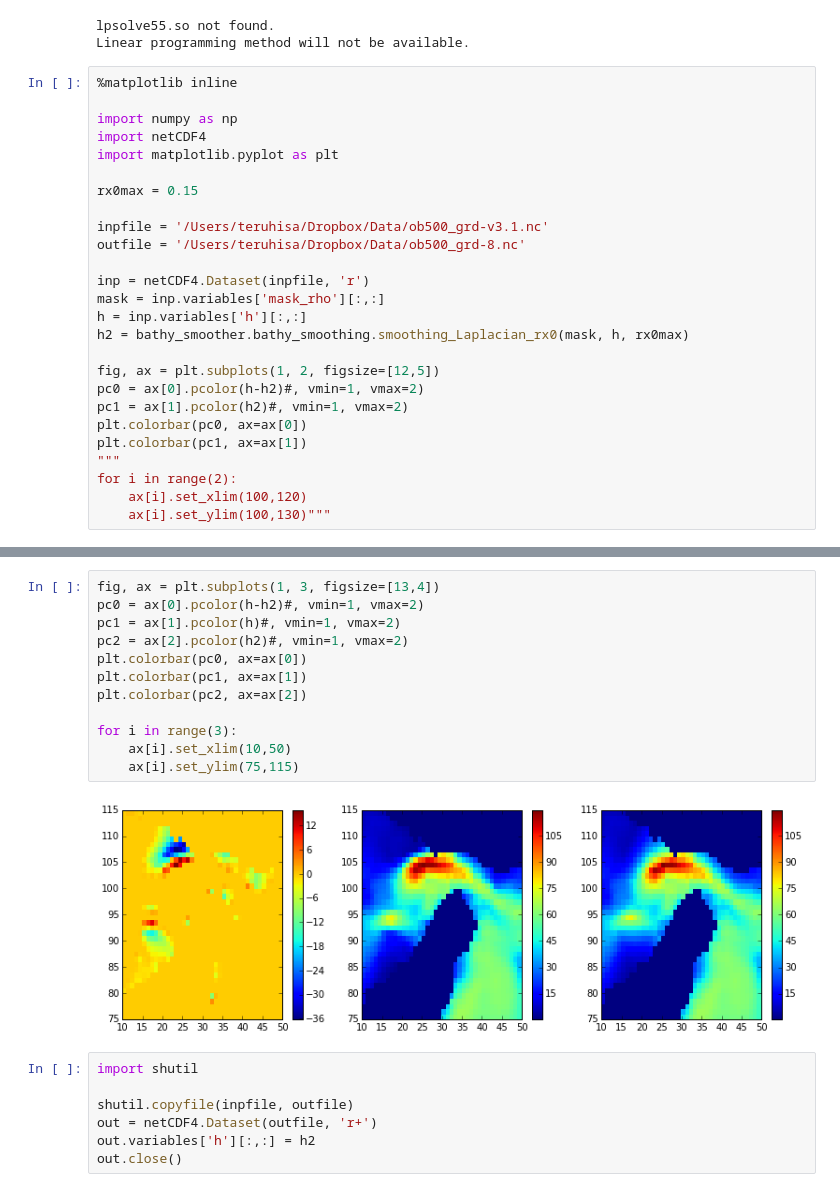
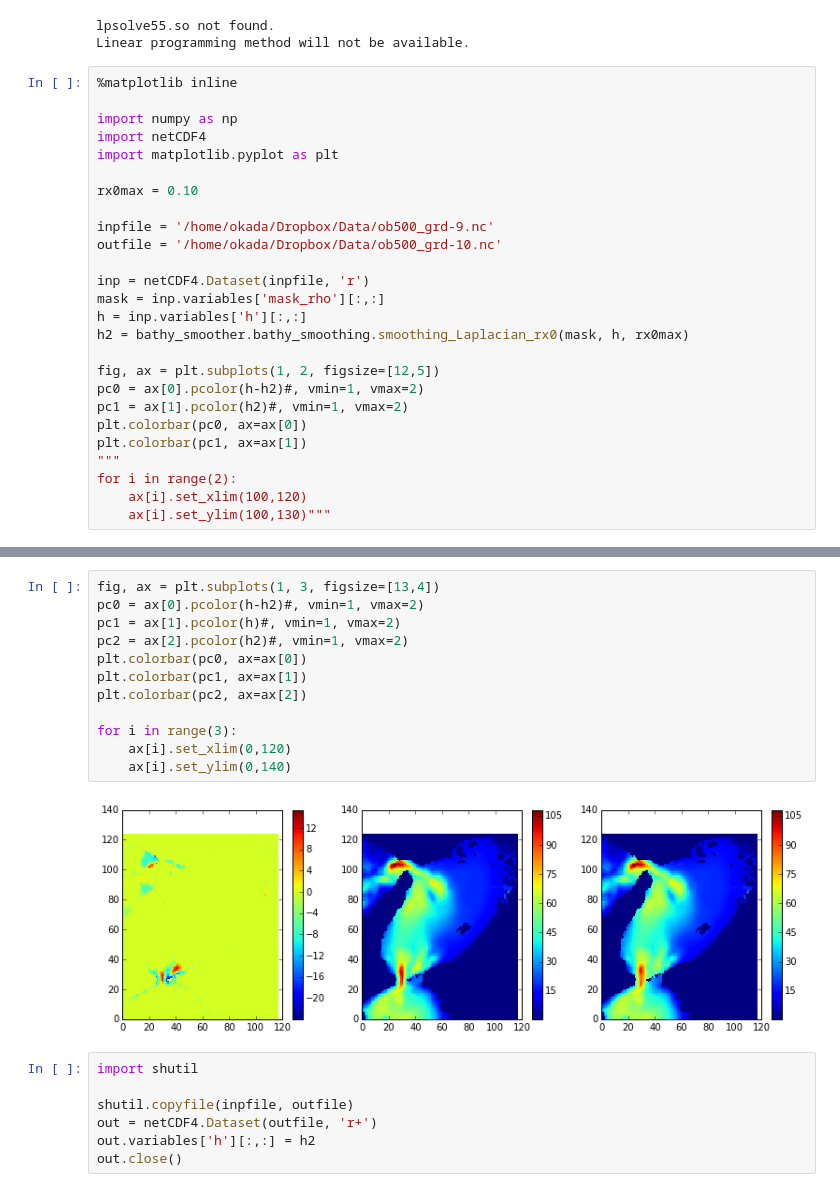
Before and after one commit to okadate/notebook, a Jupyter notebook: bathy_smoother_Laplacian.ipynb, the cells around one changed output, grey strips where cells are left out. Saved outputs shown, nothing was run; the diff lists cells and outputs as text.

```diff
--- a/bathy_smoother_Laplacian.ipynb
+++ b/bathy_smoother_Laplacian.ipynb
@@ -10,10 +10,10 @@ import numpy as np
 import netCDF4
 import matplotlib.pyplot as plt
 
-rx0max = 0.15
+rx0max = 0.10
 
-inpfile = '/Users/teruhisa/Dropbox/Data/ob500_grd-v3.1.nc'
-outfile = '/Users/teruhisa/Dropbox/Data/ob500_grd-8.nc'
+inpfile = '/home/okada/Dropbox/Data/ob500_grd-9.nc'
+outfile = '/home/okada/Dropbox/Data/ob500_grd-10.nc'
 
 inp = netCDF4.Dataset(inpfile, 'r')
 mask = inp.variables['mask_rho'][:,:]
@@ -52,17 +52,17 @@ current r= 0.15   nbPointMod= 0  no erase
 # %%
 fig, ax = plt.subplots(1, 3, figsize=[13,4])
 pc0 = ax[0].pcolor(h-h2)#, vmin=1, vmax=2)
 pc1 = ax[1].pcolor(h)#, vmin=1, vmax=2)
 pc2 = ax[2].pcolor(h2)#, vmin=1, vmax=2)
 plt.colorbar(pc0, ax=ax[0])
 plt.colorbar(pc1, ax=ax[1])
 plt.colorbar(pc2, ax=ax[2])
 
 for i in range(3):
-    ax[i].set_xlim(10,50)
-    ax[i].set_ylim(75,115)
+    ax[i].set_xlim(0,120)
+    ax[i].set_ylim(0,140)
 # %% [output]
-[figure, old version]
+[figure, new version]
 # %%
 import shutil
 
```
Also changed, not shown: parts of 1 cell of this notebook, 5 other files.
